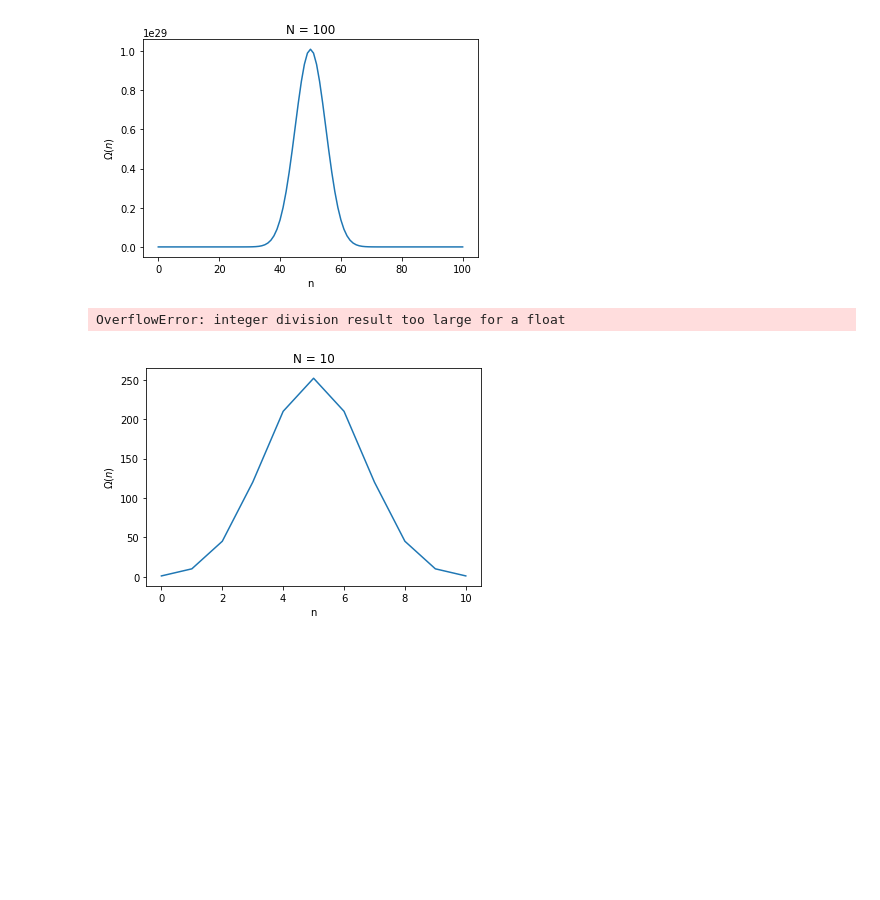
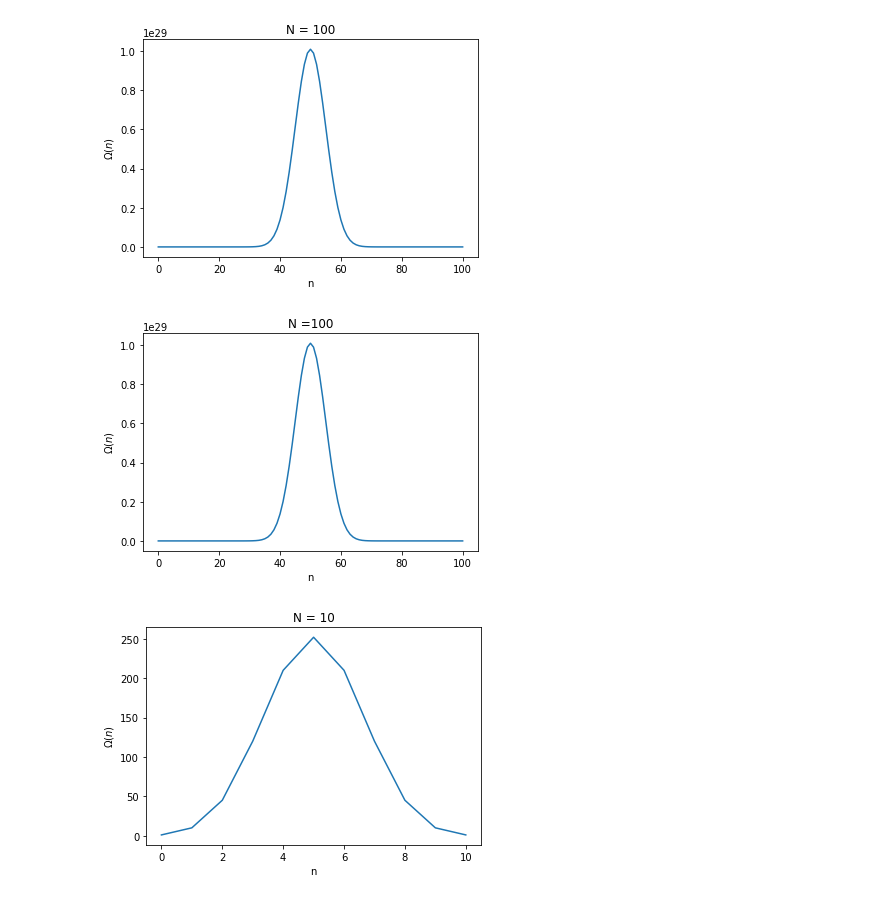
Before and after one commit to sabaronett/2017-cmp, a Jupyter notebook: lecture_notes/Baronett_lec03.ipynb, the cells around one changed output. Saved outputs shown, nothing was run; the diff lists cells and outputs as text; code cells hidden in the pictures; blank space fills up the shorter version.

```diff
--- a/lecture_notes/Baronett_lec03.ipynb
+++ b/lecture_notes/Baronett_lec03.ipynb
@@ -411,9 +411,9 @@ def Plot_Omega(N):
     plt.ylabel('$\Omega(n)$')
     plt.show()
 # %%
-Plot_Omega(500)
+Plot_Omega(100)
 # %% [output]
-OverflowError: integer division result too large for a float
+[figure, added]
 # %%
 import matplotlib.pyplot as plt
 from math import log, exp
```
